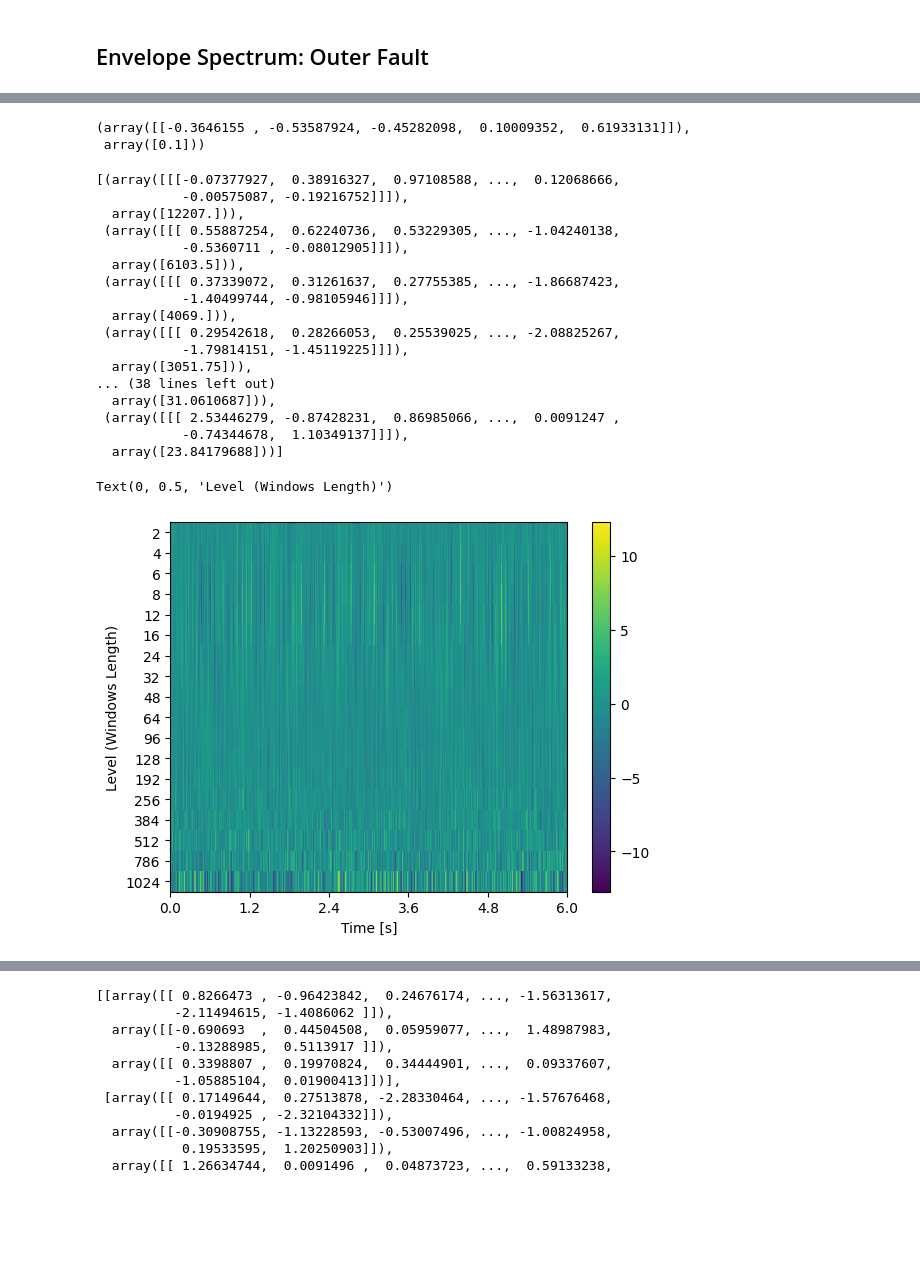
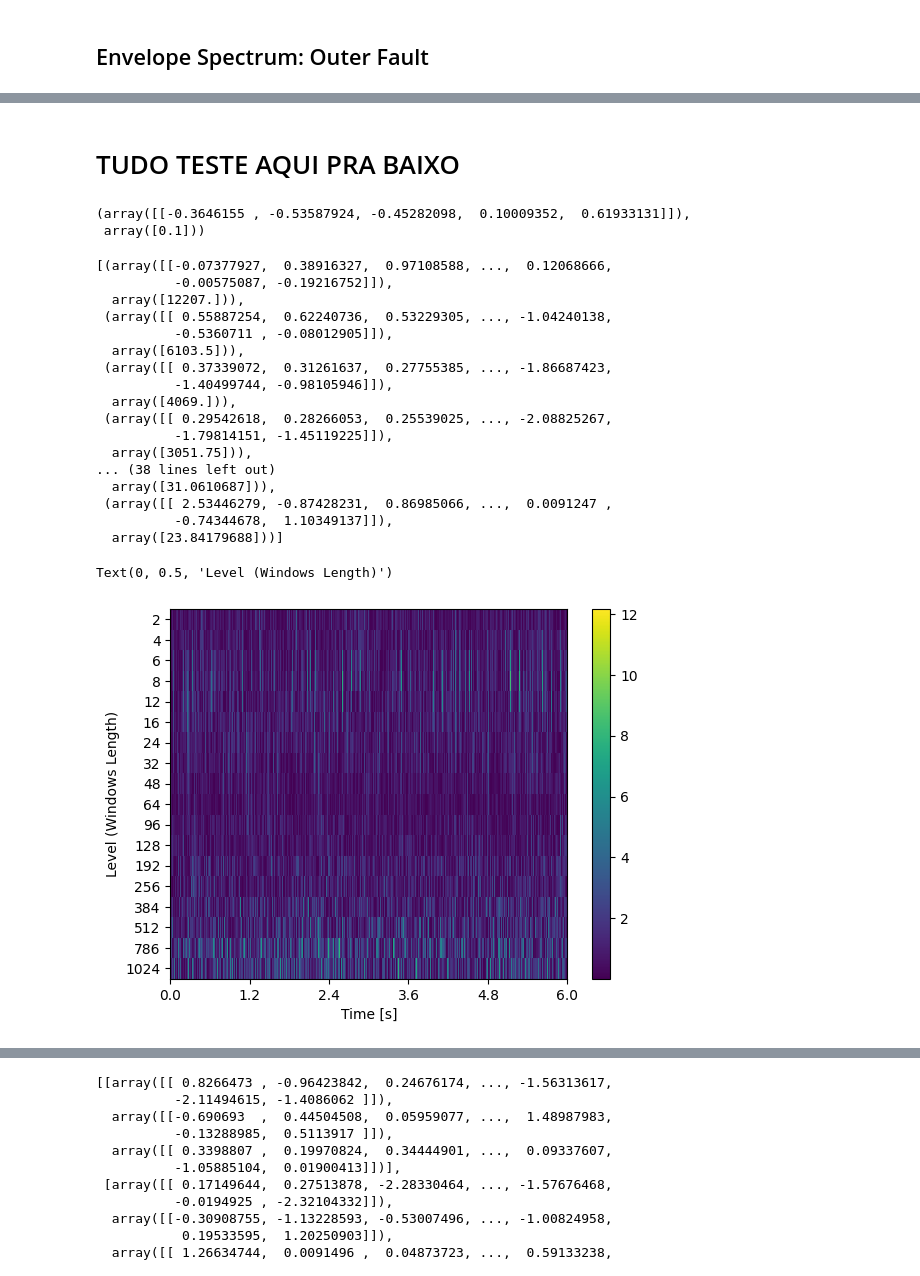
Before and after one commit to DimitriZC/Rolling-Fault-FFT-Wavelet-Analysis, a Jupyter notebook: trab.ipynb, the cells around one changed output, grey strips where cells are left out. Cells and saved outputs as stored; diff of their text form; code cells hidden in the pictures; blank space fills up the shorter version.

```diff
--- a/trab.ipynb
+++ b/trab.ipynb
@@ -273,3 +282,5 @@ plt.ylim(0, 0.1)
+# %% [markdown]
+# TUDO TESTE AQUI PRA BAIXO
 # %%
 pywt.cwt(np.transpose(x_ORF_2)[0][:5], 2, 'gaus1')
 # %% [output]
@@ -280,27 +291,27 @@ k = [2, 4, 6, 8, 12, 16, 24, 32, 48, 64, 96, 128, 192, 256, 384, 512, 786, 1024]
 a = []
 
 for v in k:
-    a.append(pywt.cwt(np.transpose(x_ORF_2), v, 'mexh', method='fft', sampling_period=1/f_ORF_2))
+    a.append(pywt.cwt(np.transpose(x_ORF_2)[0], v, 'mexh', method='fft', sampling_period=1/f_ORF_2))
     # test = pywt.waverec(a[0], wavelet='gaus1')
 
 a
 # %% [output]
-[(array([[[-0.07377927,  0.38916327,  0.97108588, ...,  0.12068666,
-           -0.00575087, -0.19216752]]]),
+[(array([[-0.07377927,  0.38916327,  0.97108588, ...,  0.12068666,
+          -0.00575087, -0.19216752]]),
   array([12207.])),
- (array([[[ 0.55887254,  0.62240736,  0.53229305, ..., -1.04240138,
-           -0.5360711 , -0.08012905]]]),
+ (array([[ 0.55887254,  0.62240736,  0.53229305, ..., -1.04240138,
+          -0.5360711 , -0.08012905]]),
   array([6103.5])),
- (array([[[ 0.37339072,  0.31261637,  0.27755385, ..., -1.86687423,
-           -1.40499744, -0.98105946]]]),
+ (array([[ 0.37339072,  0.31261637,  0.27755385, ..., -1.86687423,
+          -1.40499744, -0.98105946]]),
   array([4069.])),
- (array([[[ 0.29542618,  0.28266053,  0.25539025, ..., -2.08825267,
-           -1.79814151, -1.45119225]]]),
+ (array([[ 0.29542618,  0.28266053,  0.25539025, ..., -2.08825267,
+          -1.79814151, -1.45119225]]),
   array([3051.75])),
 ... (38 lines left out)
   array([31.0610687])),
- (array([[[ 2.53446279, -0.87428231,  0.86985066, ...,  0.0091247 ,
-           -0.74344678,  1.10349137]]]),
+ (array([[ 2.53446279, -0.87428231,  0.86985066, ...,  0.0091247 ,
+          -0.74344678,  1.10349137]]),
   array([23.84179688]))]
 # %%
 p = [j[0][0] for j in a]
@@ -308,15 +319,15 @@ p = [j[0][0] for j in a]
 # p
 # %%
 plt.figure()
-plt.imshow(np.stack(p), aspect='auto', interpolation='nearest')
+plt.imshow(np.abs(np.stack(p)), aspect='auto', interpolation='nearest')
 plt.colorbar()
 time_indx = np.linspace(0, t_ORF_2.shape[0] - 1, 6, dtype=int)
 time = np.round(t_ORF_2[time_indx], 2)
 plt.xticks(ticks=time_indx, labels=time)
 plt.yticks(ticks=np.arange(0, len(k)), labels=k)
 
 plt.xlabel('Time [s]')
 plt.ylabel('Level (Windows Length)')
 # %% [output]
 Text(0, 0.5, 'Level (Windows Length)')
-[figure, old version]
+[figure, new version]
```
Also changed, not shown: parts of 11 cells of this notebook, 1 other file.
